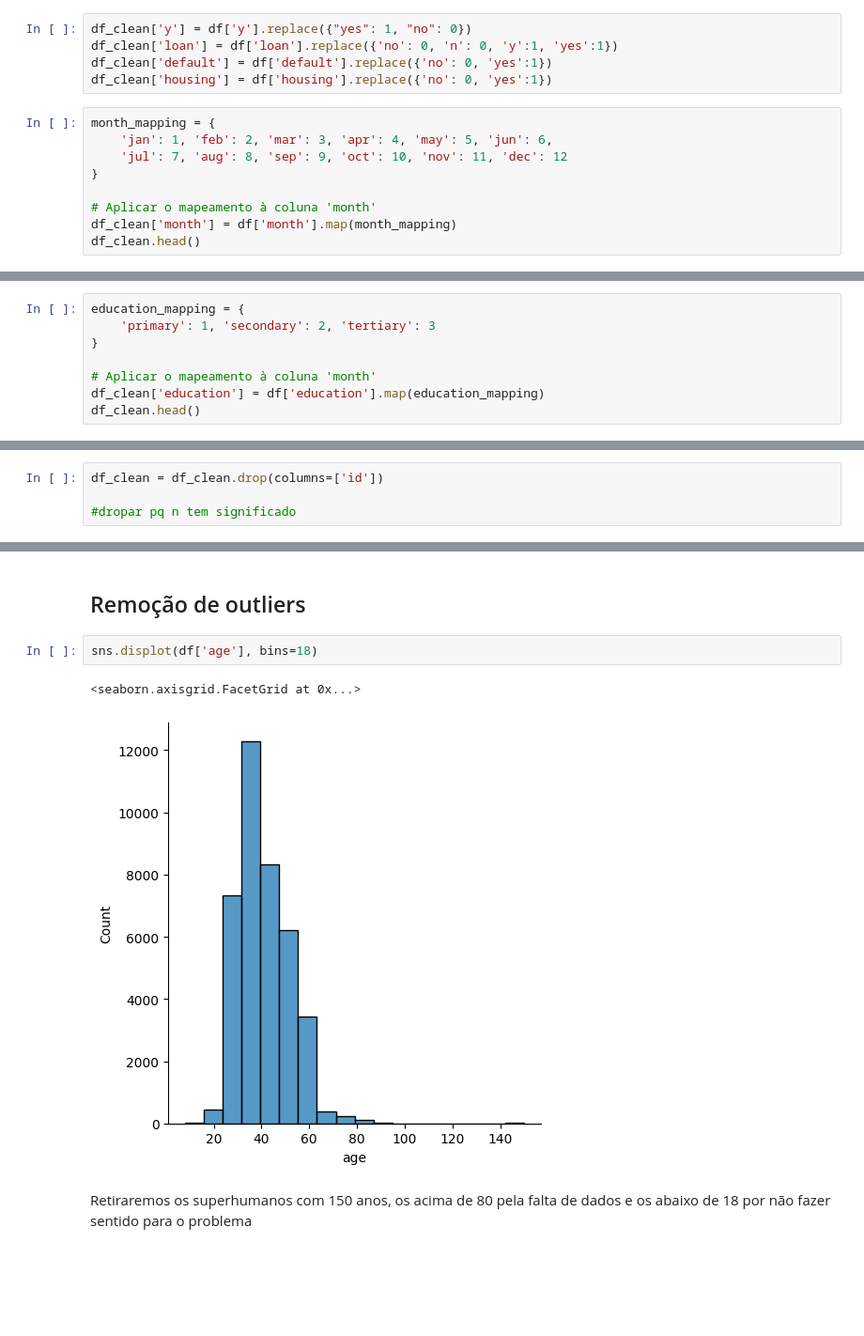
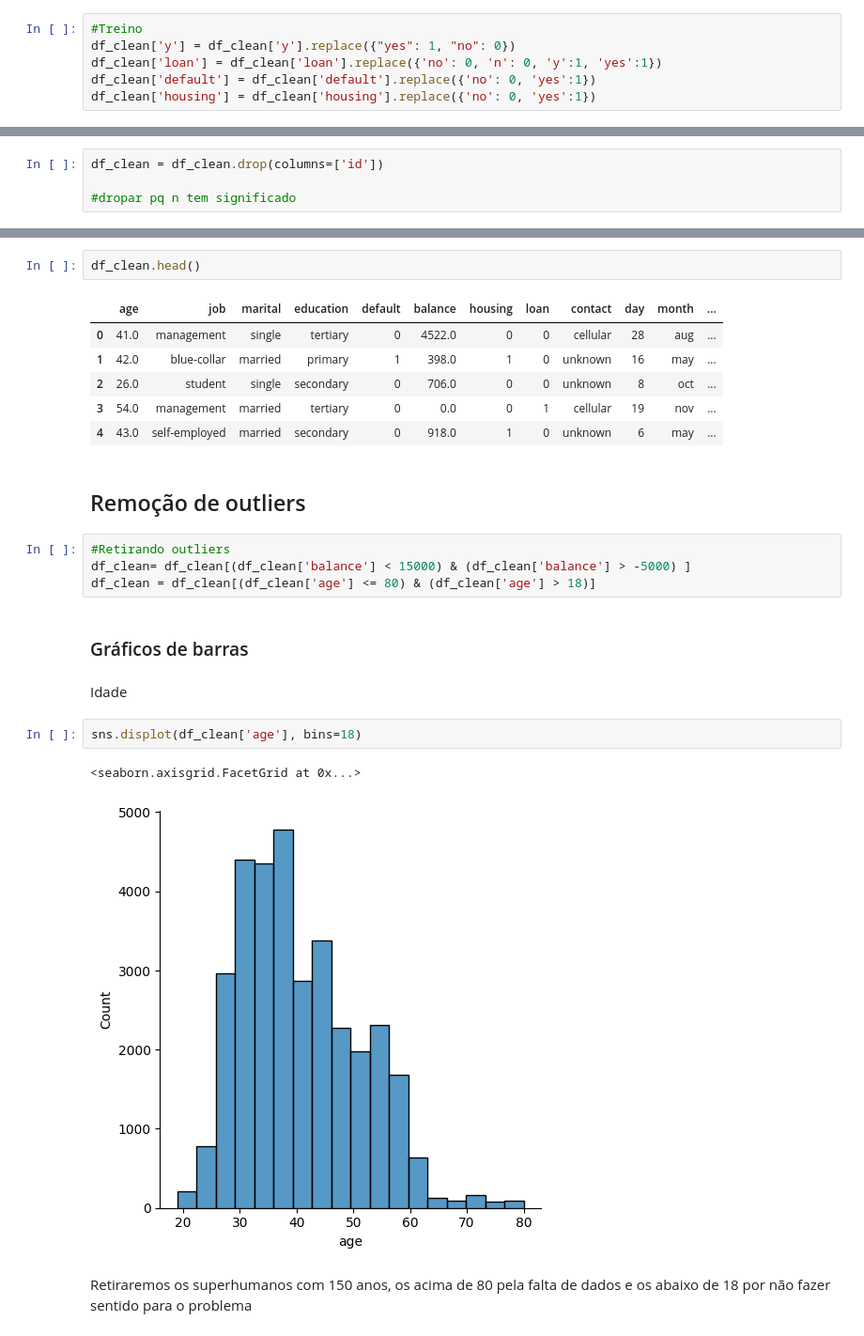
Before and after one commit to jvmilaUSP/projetoTuringAcademy, a Jupyter notebook: AnaliseLimpezaDados.ipynb, the cells around one changed output, grey strips where cells are left out. Shown: that part at 94% size. Drawn from its saved outputs; the diff is of its cells as text; blank space fills up the shorter version.

```diff
--- a/AnaliseLimpezaDados.ipynb
+++ b/AnaliseLimpezaDados.ipynb
@@ -113,16 +92,8 @@ df_clean = df.copy()
 # %% [markdown]
 ## Mapeamento de dados
 # %%
-df_clean['y'] = df['y'].replace({"yes": 1, "no": 0})
-df_clean['loan'] = df['loan'].replace({'no': 0, 'n': 0, 'y':1, 'yes':1})
-df_clean['default'] = df['default'].replace({'no': 0, 'yes':1})
-df_clean['housing'] = df['housing'].replace({'no': 0, 'yes':1})
+#Treino
+df_clean['y'] = df_clean['y'].replace({"yes": 1, "no": 0})
+df_clean['loan'] = df_clean['loan'].replace({'no': 0, 'n': 0, 'y':1, 'yes':1})
+df_clean['default'] = df_clean['default'].replace({'no': 0, 'yes':1})
+df_clean['housing'] = df_clean['housing'].replace({'no': 0, 'yes':1})
-# %%
-month_mapping = {
-    'jan': 1, 'feb': 2, 'mar': 3, 'apr': 4, 'may': 5, 'jun': 6,
-    'jul': 7, 'aug': 8, 'sep': 9, 'oct': 10, 'nov': 11, 'dec': 12
-}
-
-# Aplicar o mapeamento à coluna 'month'
-df_clean['month'] = df['month'].map(month_mapping)
-df_clean.head()
@@ -138,8 +99,0 @@ Trocar os niveis de educação primário por 1, secundário por 2 e terciário p
-# %%
-education_mapping = {
-    'primary': 1, 'secondary': 2, 'tertiary': 3
-}
-
-# Aplicar o mapeamento à coluna 'month'
-df_clean['education'] = df['education'].map(education_mapping)
-df_clean.head()
@@ -226,9 +193,26 @@ df_clean = df_clean.drop(columns=['id'])
+# %%
+df_clean.head()
+# %% [output]
+|  | age | job | marital | education | default | balance | housing | loan | contact | day | month | ... |
+| 0 | 41.0 | management | single | tertiary | 0 | 4522.0 | 0 | 0 | cellular | 28 | aug | ... |
+| 1 | 42.0 | blue-collar | married | primary | 1 | 398.0 | 1 | 0 | unknown | 16 | may | ... |
+| 2 | 26.0 | student | single | secondary | 0 | 706.0 | 0 | 0 | unknown | 8 | oct | ... |
+| 3 | 54.0 | management | married | tertiary | 0 | 0.0 | 0 | 1 | cellular | 19 | nov | ... |
+| 4 | 43.0 | self-employed | married | secondary | 0 | 918.0 | 1 | 0 | unknown | 6 | may | ... |
 # %% [markdown]
 ## Remoção de outliers
+# %%
+#Retirando outliers
+df_clean= df_clean[(df_clean['balance'] < 15000) & (df_clean['balance'] > -5000) ]
+df_clean = df_clean[(df_clean['age'] <= 80) & (df_clean['age'] > 18)]
+# %% [markdown]
+### Gráficos de barras
+# %% [markdown]
+Idade
 # %%
-sns.displot(df['age'], bins=18)
+sns.displot(df_clean['age'], bins=18)
 # %% [output]
 <seaborn.axisgrid.FacetGrid at 0x...>
-[figure, old version]
+[figure, new version]
 # %% [markdown]
 Retiraremos os superhumanos com 150 anos, os acima de 80 pela falta de dados e os abaixo de 18 por não fazer sentido para o problema
```
Also changed, not shown: parts of 39 cells of this notebook, 2 other files.
